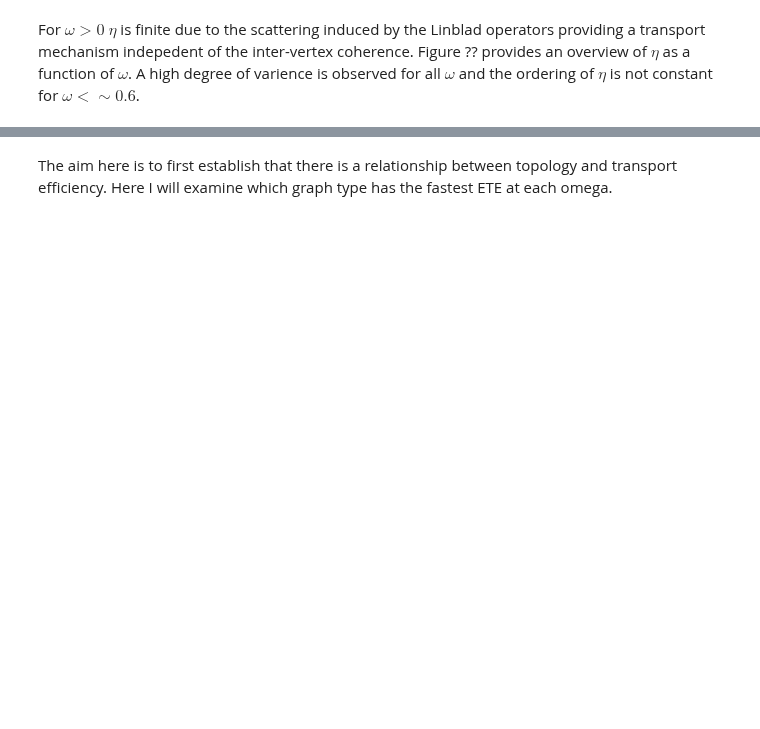
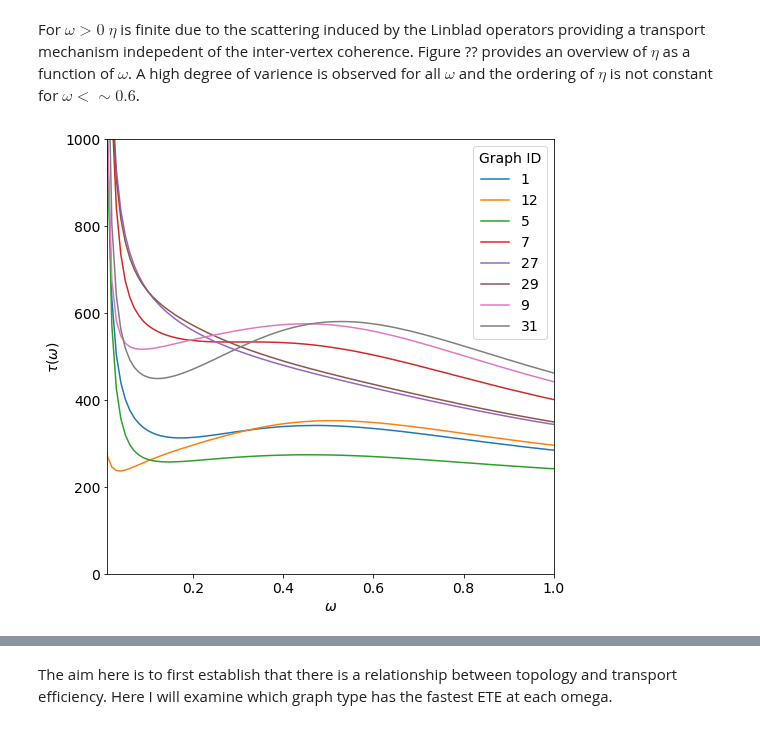
Before and after one commit to Edric-Matwiejew/QSW_MPI, a Jupyter notebook: examples/Application 1/Application_1-Copy1.ipynb, the cells around one changed output, grey strips where cells are left out. Saved outputs shown, nothing was run; the diff lists cells and outputs as text; code cells hidden in the pictures; blank space fills up the shorter version.

```diff
--- a/examples/Application 1/Application_1-Copy1.ipynb
+++ b/examples/Application 1/Application_1-Copy1.ipynb
@@ -114,2 +115,27 @@ No handles with labels found to put in legend.
 # %% [markdown]
 For $\omega >0$ $\eta$ is finite due to the scattering induced by the Linblad operators providing a transport mechanism indepedent of the inter-vertex coherence. Figure ?? provides an overview of $\eta$ as a function of $\omega$. A high degree of varience is observed for all $\omega$ and the ordering of $\eta$ is not constant for $\omega < \sim 0.6$.
+# %%
+font = 14
+#files = np.arange(1,33,1)
+files = [1, 12, 5, 7, 27, 29, 9, 31]
+fig = plt.figure(figsize=(8,8))
+ax = fig.add_subplot(111)
+h = 2000/float(16384)
+ts = np.arange(0,2000 + h, h)
+
+for file in files:
+    ax.plot(results_df.loc[results_df['ID']==file]['omega'],results_df.loc[results_df['ID']==file]['time'], label=str(file))
+#ax.set_scale('log')
+#ax.set_yscale('log')
+plt.legend(title = "Graph ID", fontsize = font, title_fontsize = font)
+ax.set_ylim(0.0,1000)
+ax.set_xlim(0.01,1)
+#ax.axvline(x=0.47)
+plt.yticks(fontsize=font)
+plt.xticks(fontsize=font)
+plt.xlabel(r'$\omega$',fontsize=font)
+plt.ylabel(r'$\tau(\omega)$',fontsize=font)
+print()
+plt.show()
+# %% [output]
+[figure, added]
```
Also changed, not shown: parts of 12 cells of this notebook, 2 other files.
